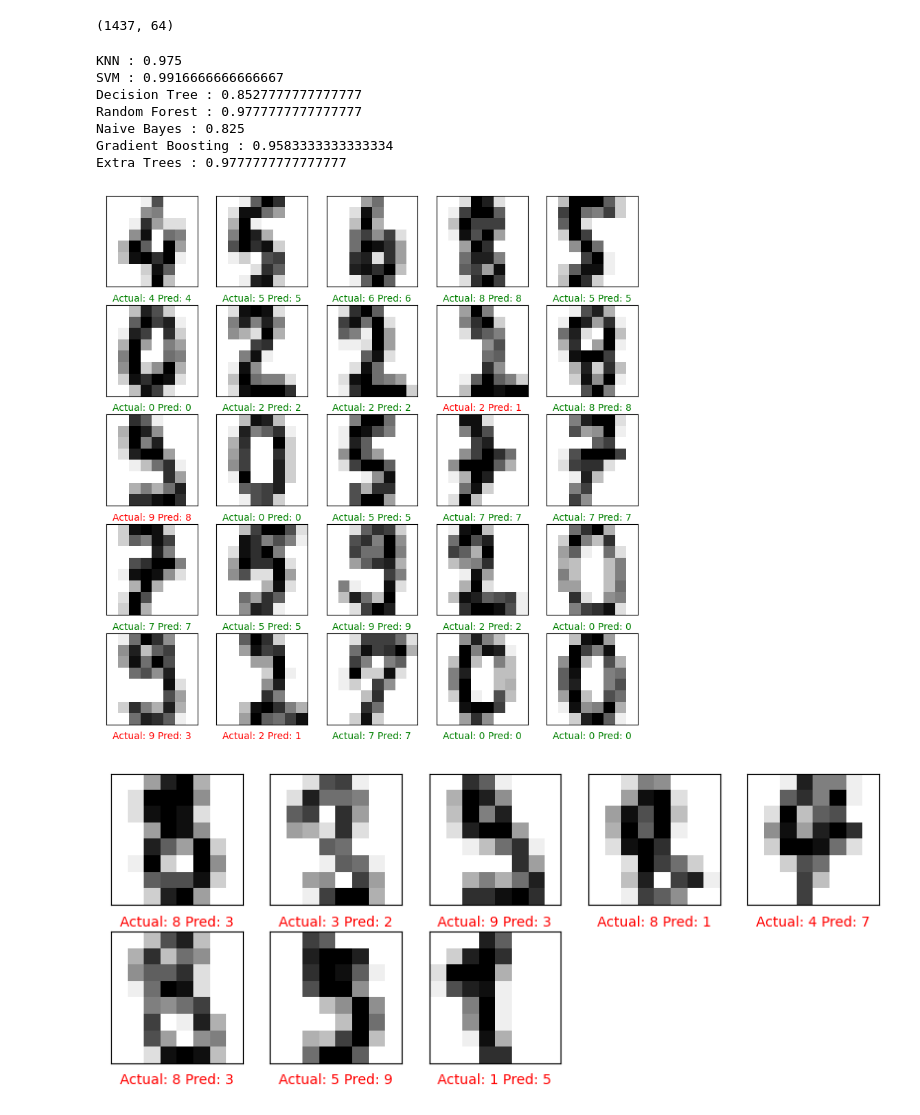
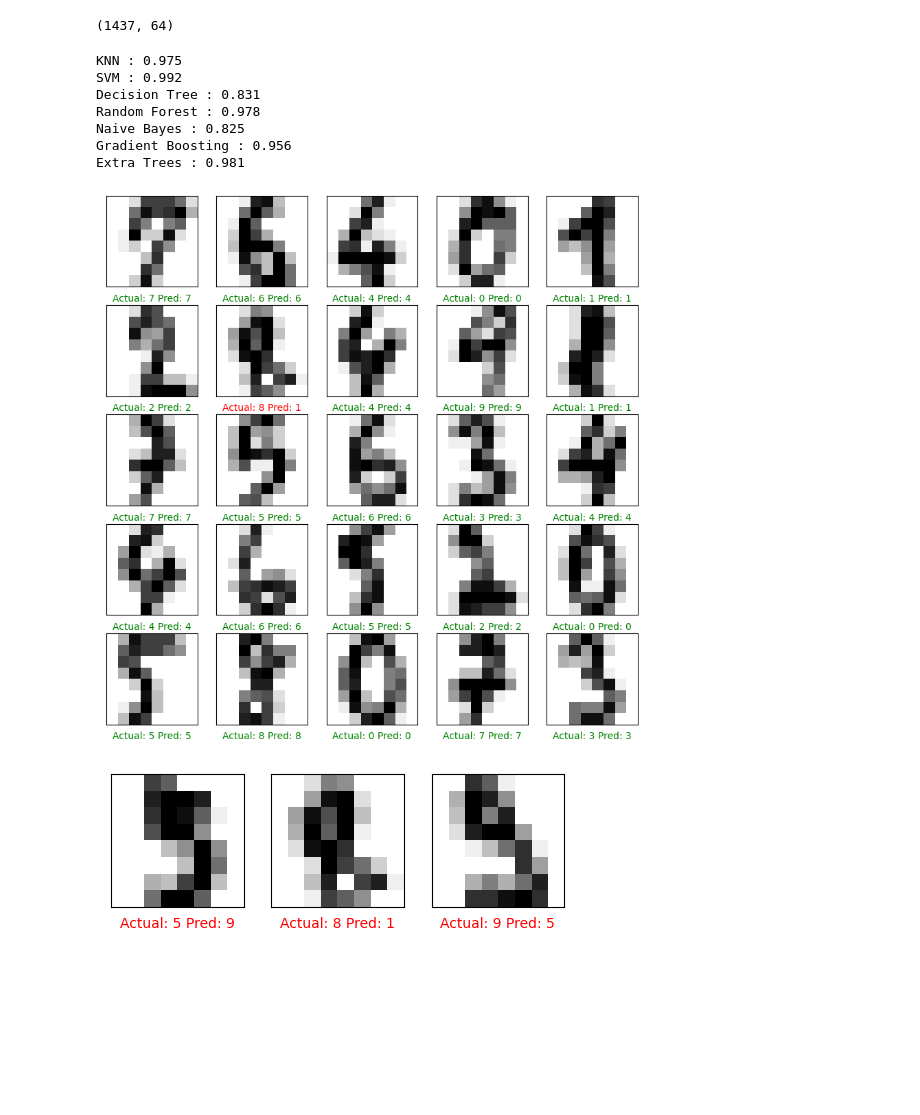
Before and after one commit to radekaadek/kaggle, a Jupyter notebook: digit_recognition/digits.ipynb, the cells around one changed output. Drawn from its saved outputs; the diff is of its cells as text; code cells hidden in the pictures; blank space fills up the shorter version.

```diff
--- a/digit_recognition/digits.ipynb
+++ b/digit_recognition/digits.ipynb
@@ -60,15 +60,15 @@ def train_models(X_train, y_train):
 # print accuracy scores for all models
 train_models(X_train, y_train)
 for name, model in models.items():
-    print(name, ":", model.score(X_test, y_test))
+    print(name, ":", round(model.score(X_test, y_test), 3))
 # %% [output]
 KNN : 0.975
-SVM : 0.9916666666666667
-Decision Tree : 0.8527777777777777
-Random Forest : 0.9777777777777777
+SVM : 0.992
+Decision Tree : 0.831
+Random Forest : 0.978
 Naive Bayes : 0.825
-Gradient Boosting : 0.9583333333333334
-Extra Trees : 0.9777777777777777
+Gradient Boosting : 0.956
+Extra Trees : 0.981
 # %%
 # show some wrong predictions with images from the dataset with their labels and predictions
 def show_predictions(X_test, y_test, model):
@@ -89,37 +89,37 @@ def show_predictions(X_test, y_test, model):
         plt.xlabel("Actual: " + str(y_test[j]) + " Pred: " + str(y_pred[j]), color=color)
     plt.show()
 
-show_predictions(X_test, y_test, models["Naive Bayes"])
+show_predictions(X_test, y_test, models["SVM"])
 # %% [output]
-[figure, old version]
+[figure, new version]
 # %%
 # show 25 wrong predictions with images from the dataset with their labels and predictions
 def show_wrong_predictions(X_test, y_test, model):
     y_pred = model.predict(X_test)
     plt.figure(figsize=(10, 10))
     wrong = []
     # Show 25 random images
     for j in range(len(X_test)):
         if y_pred[j] != y_test[j]:
             wrong.append(j)
 
     im_to_show = rd.sample(wrong, min(25, len(wrong)))
     i = 0
     for im in im_to_show:
         plt.subplot(5, 5, i + 1)
         plt.xticks([])
         plt.yticks([])
         plt.grid(False)
         plt.imshow(X_test[im].reshape(8, 8), cmap=plt.cm.binary)
         if y_pred[im] == y_test[im]:
             color = "green"
         else:
             color = "red"
         plt.xlabel("Actual: " + str(y_test[im]) + " Pred: " + str(y_pred[im]), color=color)
         i += 1
 
     plt.show()
 
-show_wrong_predictions(X_test, y_test, models["Extra Trees"])
+show_wrong_predictions(X_test, y_test, models["SVM"])
 # %% [output]
-[figure, old version]
+[figure, new version]
```
Also changed, not shown: parts of 2 cells of this notebook.
